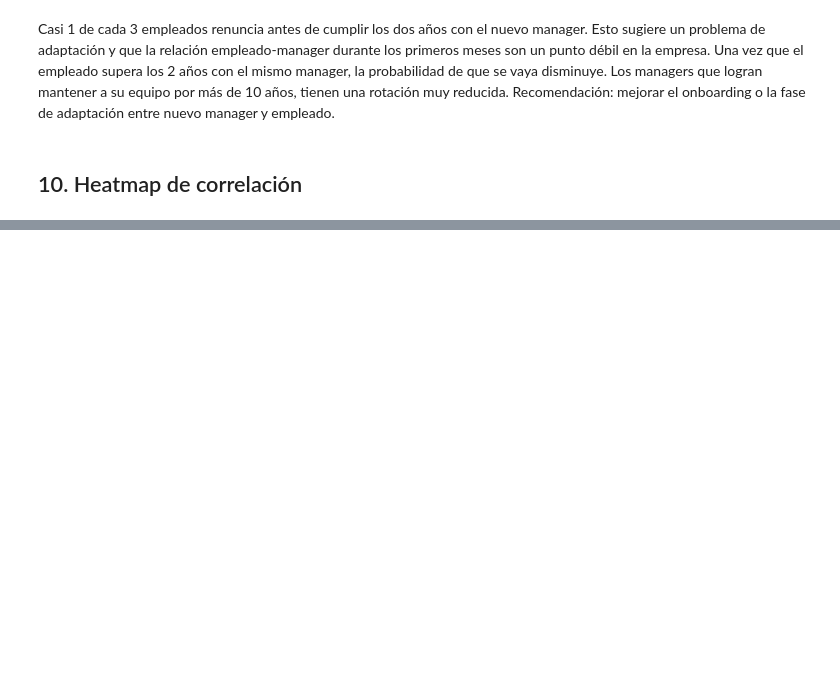
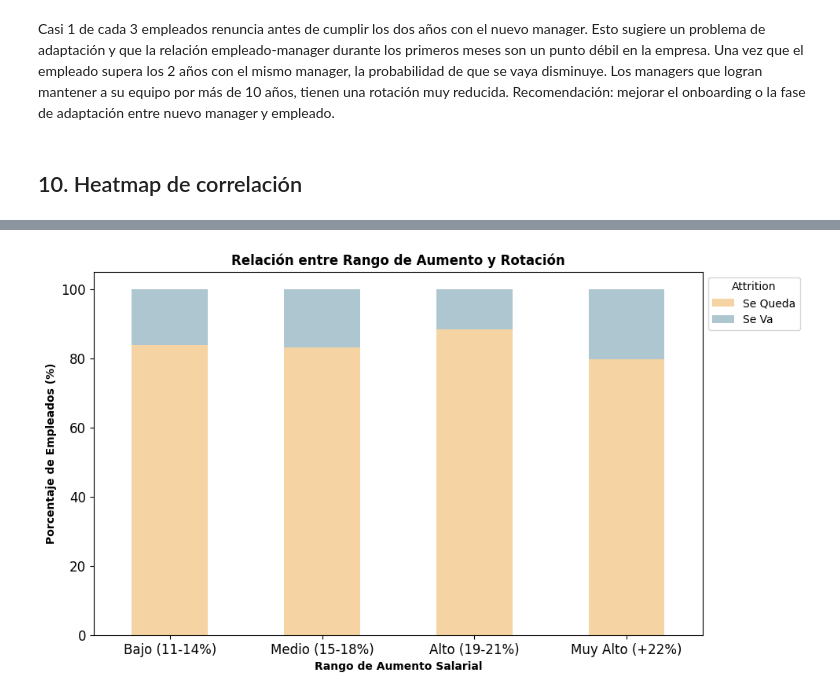
Before and after one commit to eva5ferrer/project-da-promo-63-modulo-3-team-1, a Jupyter notebook: fase-3-visualizacion.ipynb, the cells around one changed output, grey strips where cells are left out. Drawn from its saved outputs; the diff is of its cells as text; code cells hidden in the pictures; blank space fills up the shorter version.

```diff
--- a/fase-3-visualizacion.ipynb
+++ b/fase-3-visualizacion.ipynb
@@ -316,0 +364,7 @@ Mediante este Mapa de Calor, hemos identificado las palancas que realmente mueve
+# %%
+def agrupar_salary_hike (percent_salary_hike):
+    if percent_salary_hike <= 14: return 'Bajo (11-14%)'
+    elif percent_salary_hike <= 18: return 'Medio (15-18%)'
+    elif percent_salary_hike <= 21: return 'Alto (19-21%)'
+    else:
+        return 'Muy Alto (+22%)'
@@ -316,0 +378,15 @@ Mediante este Mapa de Calor, hemos identificado las palancas que realmente mueve
+# %%
+orden = ['Bajo (11-14%)', 'Medio (15-18%)', 'Alto (19-21%)', 'Muy Alto (+22%)']
+cross_tab = pd.crosstab(df_hr_limpios['hike_rango'], df_hr_limpios['attrition_text'], normalize='index') * 100
+cross_tab = cross_tab.reindex(orden)
+
+colores = {'Se Va': '#AEC6CF', 'Se Queda': '#F5D3A3'}
+cross_tab.plot(kind='bar', stacked=True, color=colores, figsize=(10, 6))
+
+plt.title('Relación entre Rango de Aumento y Rotación',fontsize=12)
+plt.ylabel('Porcentaje de Empleados (%)',fontsize=10)
+plt.xlabel('Rango de Aumento Salarial',fontsize=10)
+plt.legend(title='Attrition', bbox_to_anchor=(1, 1))
+plt.xticks(rotation=0);
+# %% [output]
+[figure, added]
```
Also changed, not shown: parts of 21 cells of this notebook.
